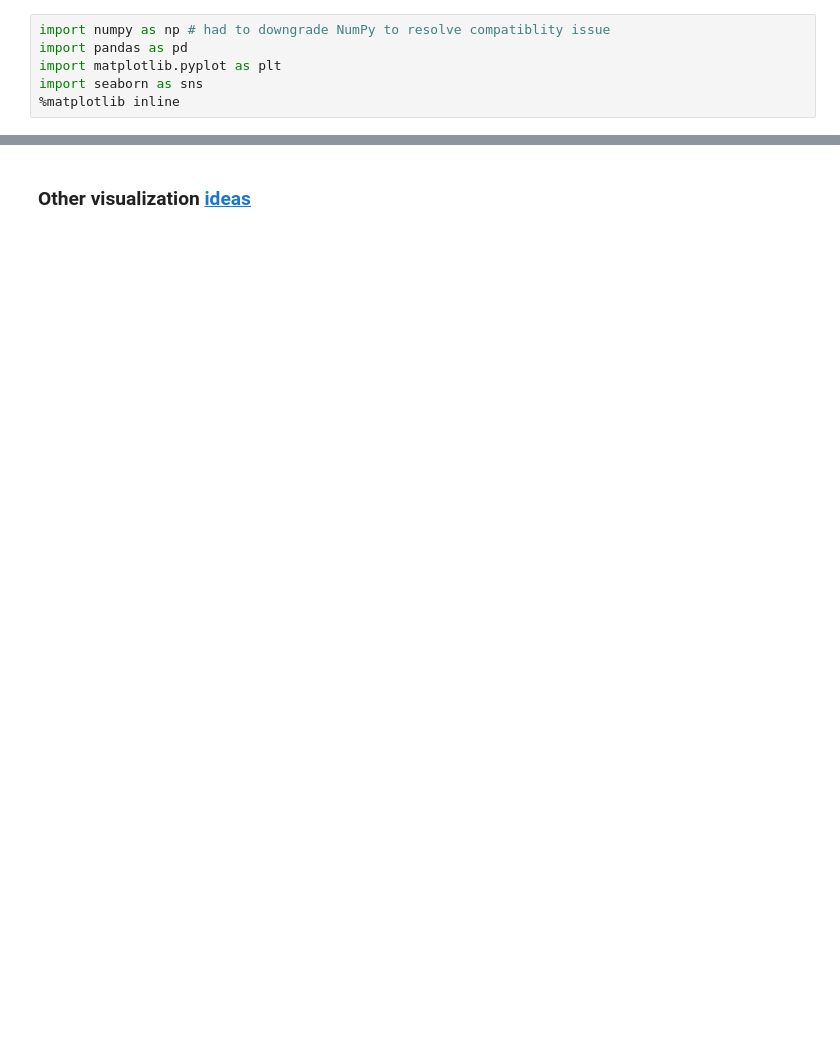
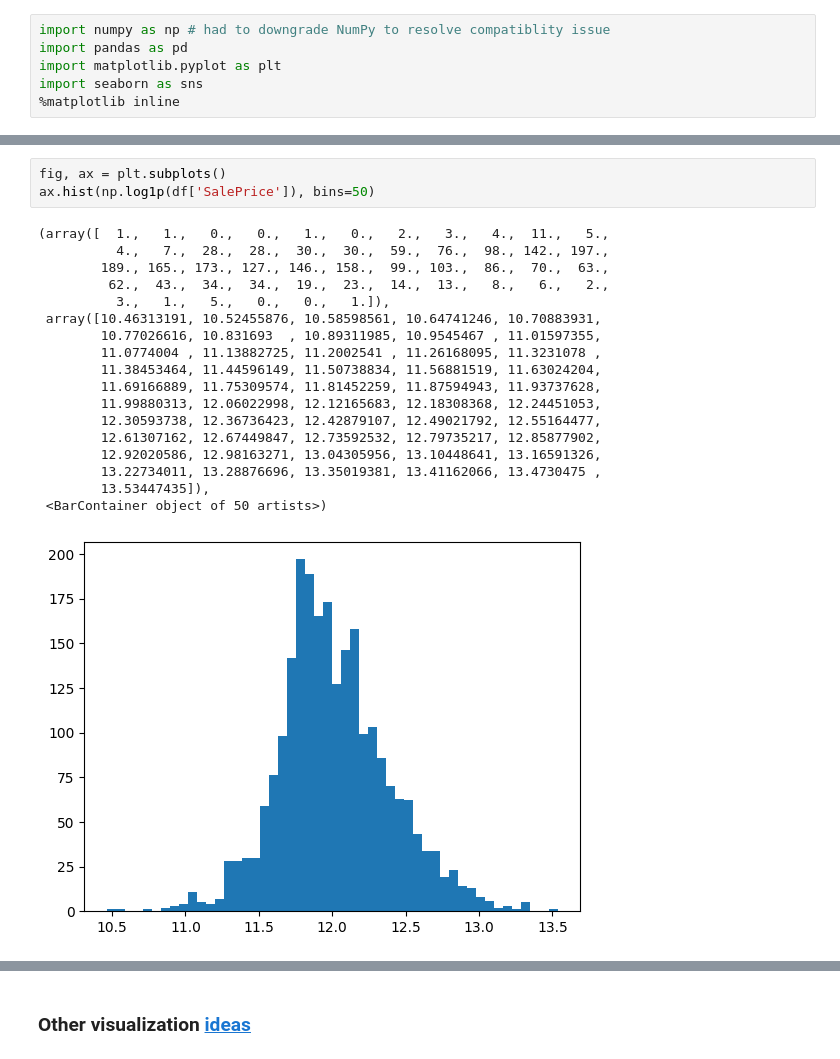
Before and after one commit to erinnyy/Ames_ML_Project, a Jupyter notebook: EDA.ipynb, the cells around one changed output, grey strips where cells are left out. Drawn from its saved outputs; the diff is of its cells as text; blank space fills up the shorter version.

```diff
--- a/EDA.ipynb
+++ b/EDA.ipynb
@@ -22,0 +35,22 @@ housing.groupby('SaleCondition')['SalePrice'].describe()
+# %%
+fig, ax = plt.subplots()
+ax.hist(np.log1p(df['SalePrice']), bins=50)
+# %% [output]
+(array([  1.,   1.,   0.,   0.,   1.,   0.,   2.,   3.,   4.,  11.,   5.,
+          4.,   7.,  28.,  28.,  30.,  30.,  59.,  76.,  98., 142., 197.,
+        189., 165., 173., 127., 146., 158.,  99., 103.,  86.,  70.,  63.,
+         62.,  43.,  34.,  34.,  19.,  23.,  14.,  13.,   8.,   6.,   2.,
+          3.,   1.,   5.,   0.,   0.,   1.]),
+ array([10.46313191, 10.52455876, 10.58598561, 10.64741246, 10.70883931,
+        10.77026616, 10.831693  , 10.89311985, 10.9545467 , 11.01597355,
+        11.0774004 , 11.13882725, 11.2002541 , 11.26168095, 11.3231078 ,
+        11.38453464, 11.44596149, 11.50738834, 11.56881519, 11.63024204,
+        11.69166889, 11.75309574, 11.81452259, 11.87594943, 11.93737628,
+        11.99880313, 12.06022998, 12.12165683, 12.18308368, 12.24451053,
+        12.30593738, 12.36736423, 12.42879107, 12.49021792, 12.55164477,
+        12.61307162, 12.67449847, 12.73592532, 12.79735217, 12.85877902,
+        12.92020586, 12.98163271, 13.04305956, 13.10448641, 13.16591326,
+        13.22734011, 13.28876696, 13.35019381, 13.41162066, 13.4730475 ,
+        13.53447435]),
+ <BarContainer object of 50 artists>)
+[figure, added]
```
Also changed, not shown: parts of 32 cells of this notebook.
